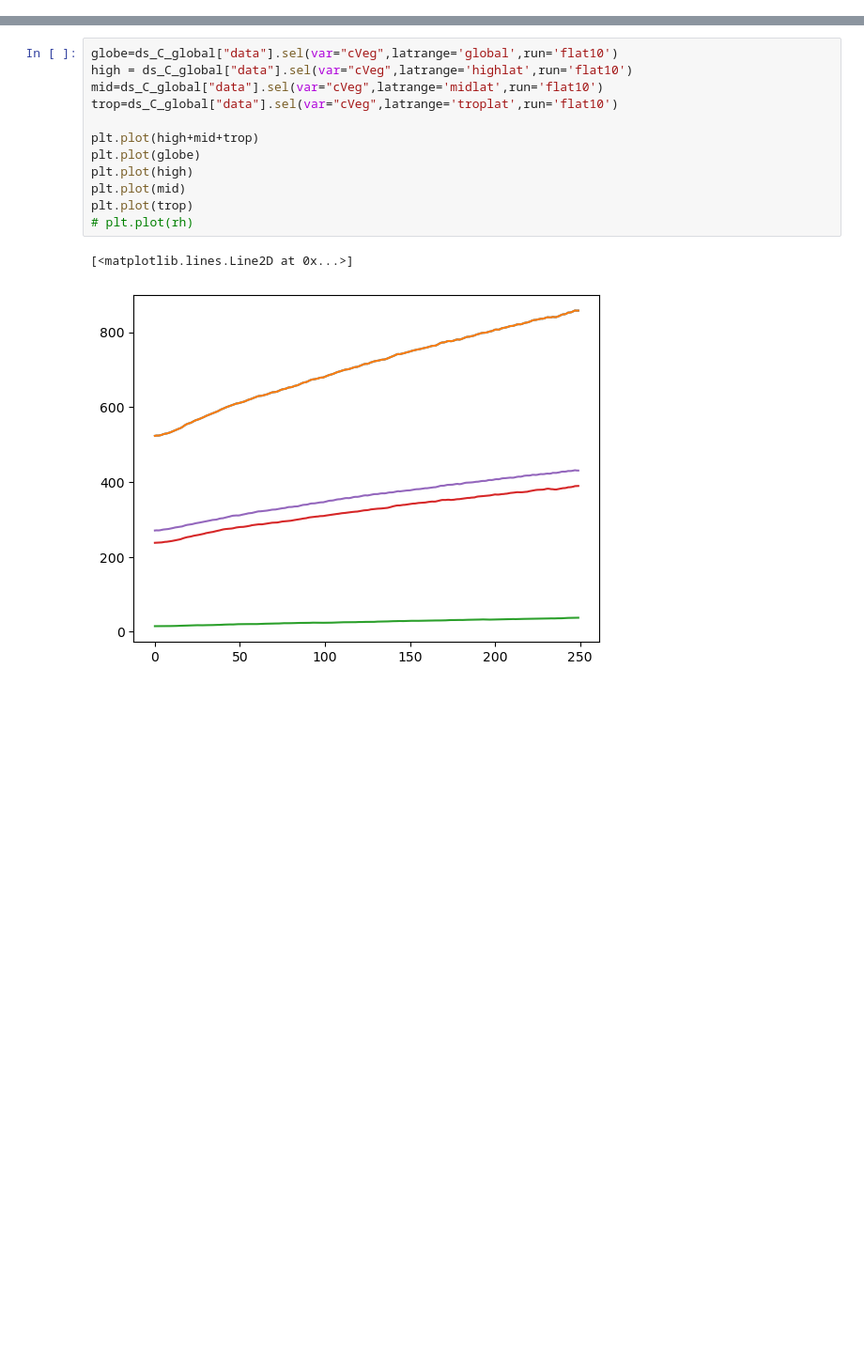
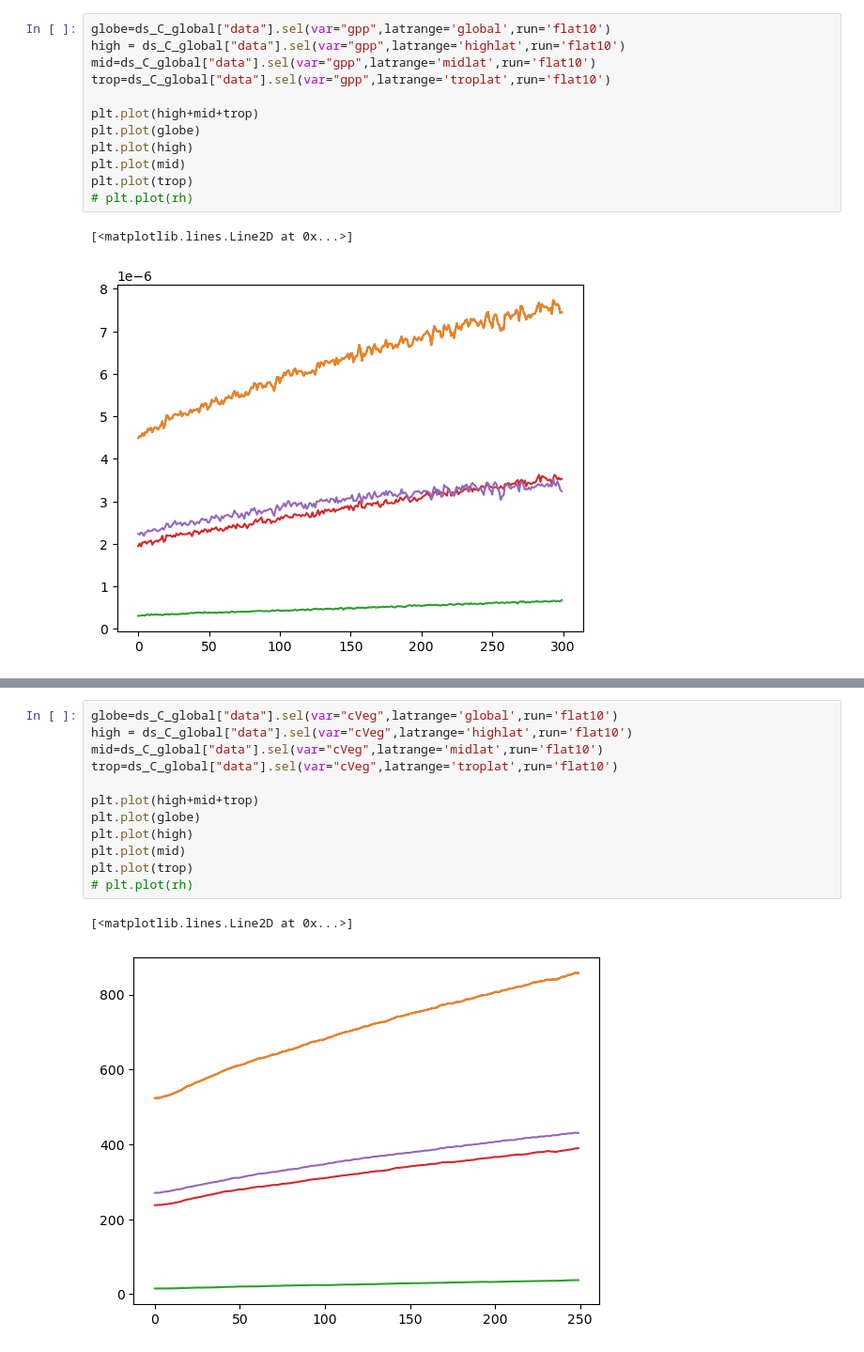
Before and after one commit to aswann/flat10MIP_analysis, a Jupyter notebook: create_metrics_matrix_onemodat.ipynb, the cells around one changed output, grey strips where cells are left out. Shown: that part at 94% size. Drawn from its saved outputs; the diff is of its cells as text; blank space fills up the shorter version.

```diff
--- a/create_metrics_matrix_onemodat.ipynb
+++ b/create_metrics_matrix_onemodat.ipynb
@@ -353,3 +354,18 @@ finished loading miroc-es2l *cdr pr
+# %%
+globe=ds_C_global["data"].sel(var="gpp",latrange='global',run='flat10')
+high = ds_C_global["data"].sel(var="gpp",latrange='highlat',run='flat10')
+mid=ds_C_global["data"].sel(var="gpp",latrange='midlat',run='flat10')
+trop=ds_C_global["data"].sel(var="gpp",latrange='troplat',run='flat10')
+
+plt.plot(high+mid+trop)
+plt.plot(globe)
+plt.plot(high)
+plt.plot(mid)
+plt.plot(trop)
+# plt.plot(rh)
+# %% [output]
+[<matplotlib.lines.Line2D at 0x...>]
+[figure, added]
 # %%
 globe=ds_C_global["data"].sel(var="cTot",latrange='global',run='flat10')
 high = ds_C_global["data"].sel(var="cTot",latrange='highlat',run='flat10')
```
Also changed, not shown: parts of 2 cells of this notebook, 59 other files.
